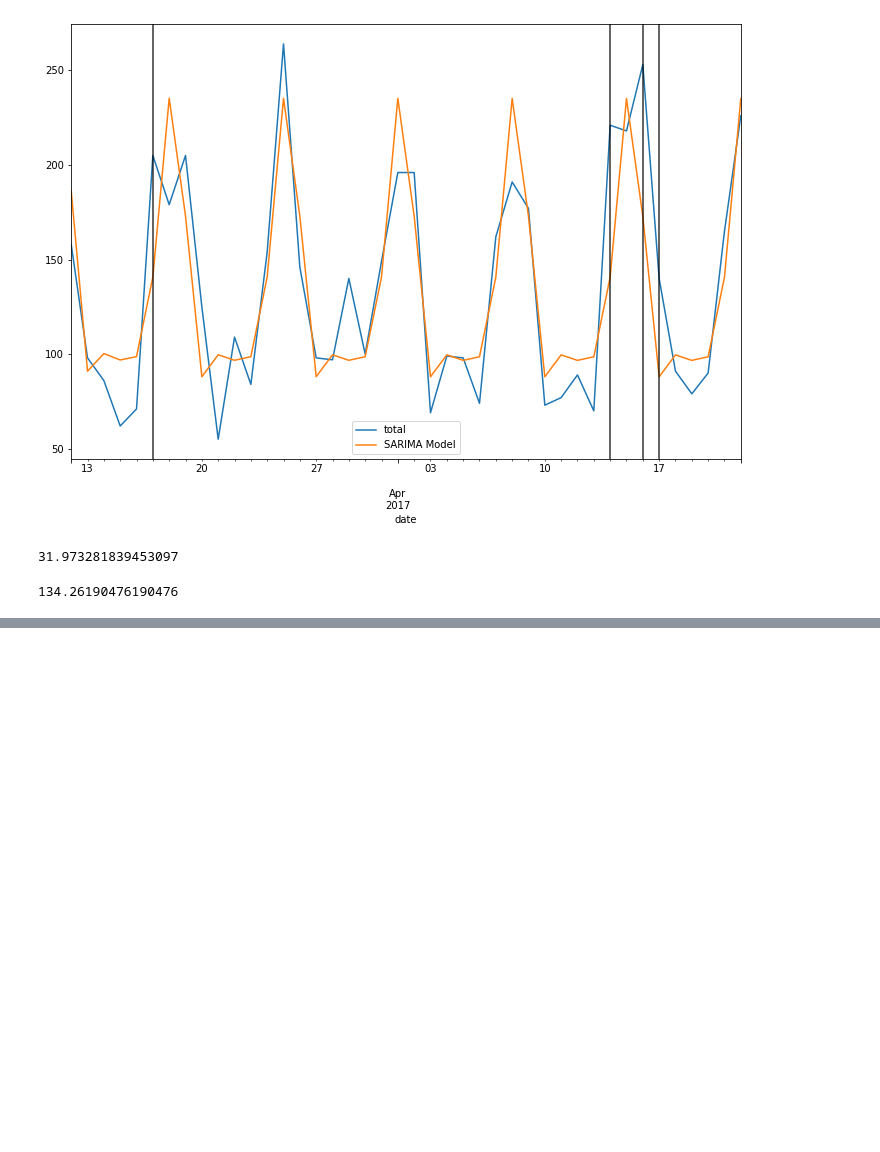
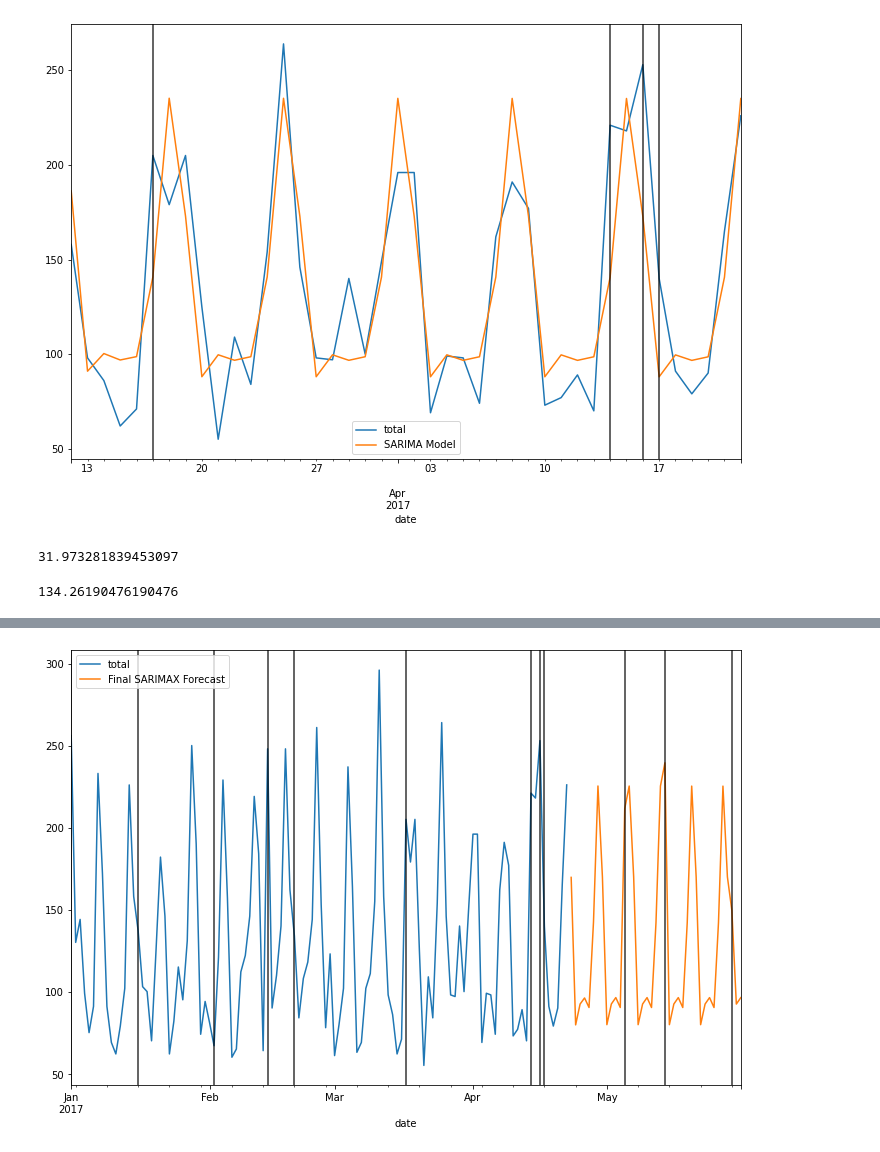
Before and after one commit to jafar-shodiq/jose-portilla-courses, a Jupyter notebook: time-series-data-analysis/sarimax.ipynb, the cells around one changed output, grey strips where cells are left out. Saved outputs shown, nothing was run; the diff lists cells and outputs as text; code cells hidden in the pictures; blank space fills up the shorter version.

```diff
--- a/time-series-data-analysis/sarimax.ipynb
+++ b/time-series-data-analysis/sarimax.ipynb
@@ -203,0 +321,8 @@ test['total'].mean()
+# %%
+ax = df1['total'].loc['2017-01-01':].plot(figsize=(12, 8), legend=True)
+fcast.plot(legend=True)
+
+for day in df.query('holiday==1').index:
+    ax.axvline(x=day, color='black', alpha=0.8)
+# %% [output]
+[figure, added]
```
Also changed, not shown: parts of 17 cells of this notebook.
